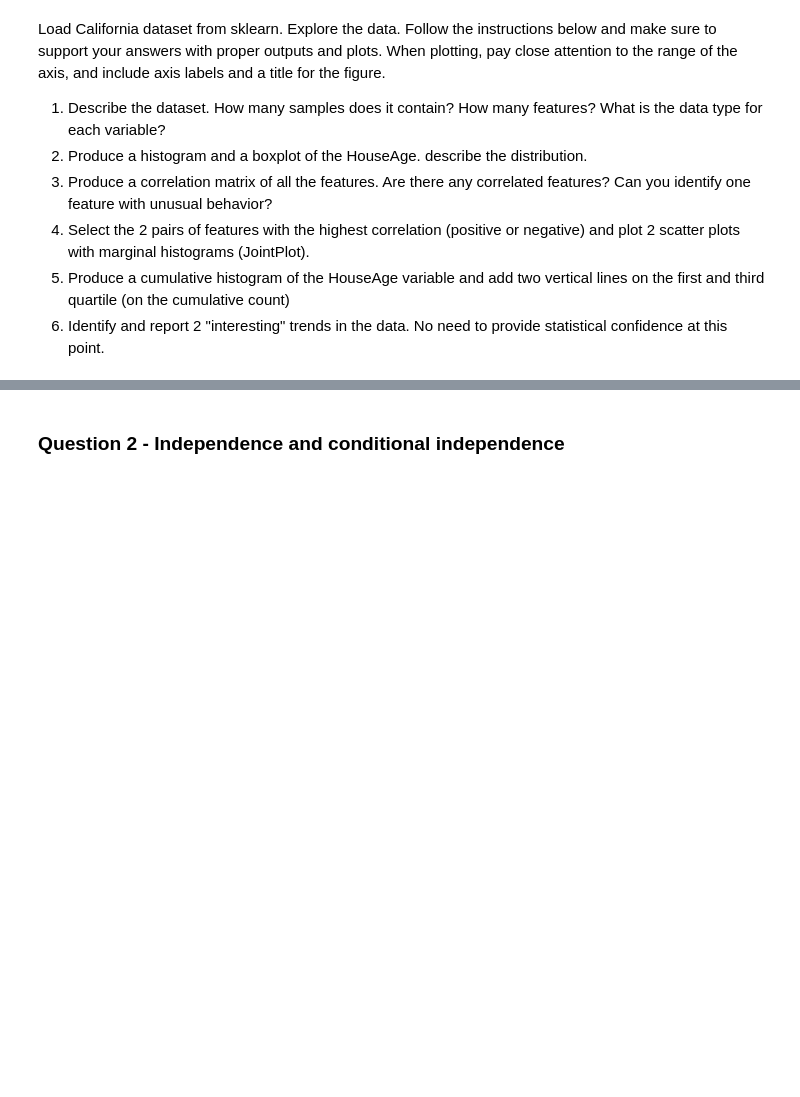
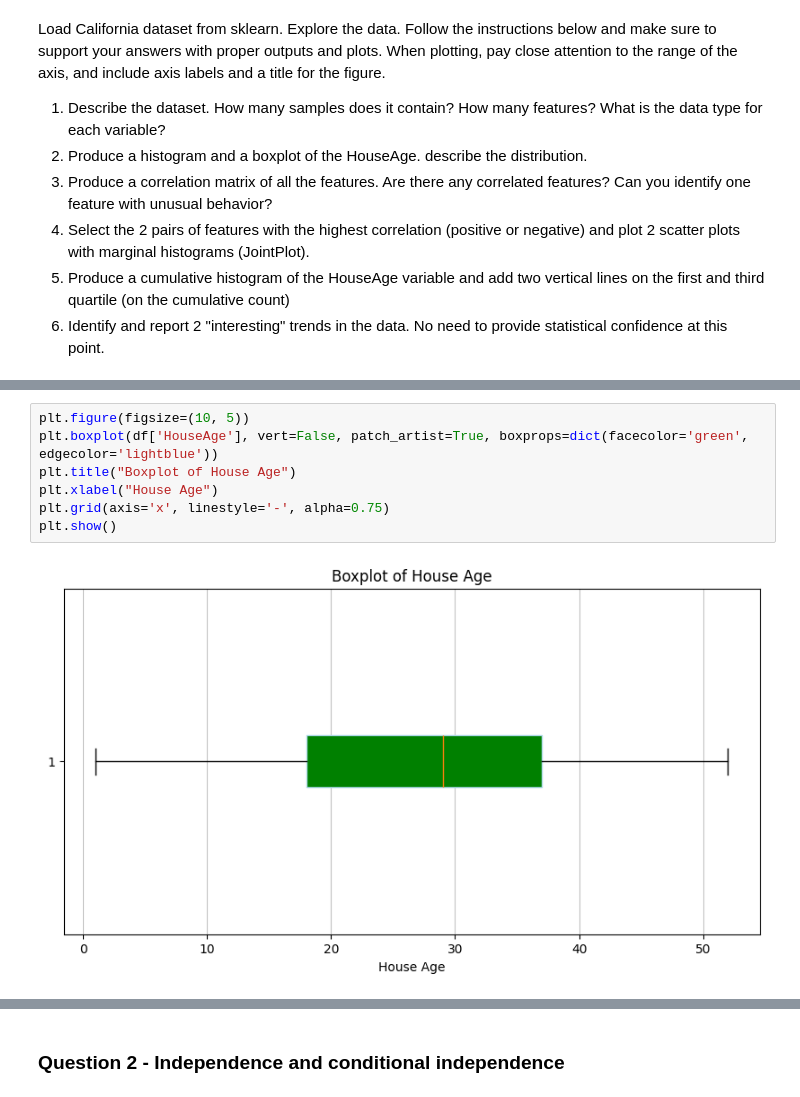
Before and after one commit to aviferdman/Statistics-and-Data-Analysis, a Jupyter notebook: hw2/hw2/HW2.ipynb, the cells around one changed output, grey strips where cells are left out. Drawn from its saved outputs; the diff is of its cells as text; blank space fills up the shorter version.

```diff
--- a/hw2/hw2/HW2.ipynb
+++ b/hw2/hw2/HW2.ipynb
@@ -61,0 +74,9 @@ dtype: object
+# %%
+plt.figure(figsize=(10, 5))
+plt.boxplot(df['HouseAge'], vert=False, patch_artist=True, boxprops=dict(facecolor='green', edgecolor='lightblue'))
+plt.title("Boxplot of House Age")
+plt.xlabel("House Age")
+plt.grid(axis='x', linestyle='-', alpha=0.75)
+plt.show()
+# %% [output]
+[figure, added]
```
Also changed, not shown: parts of 5 cells of this notebook.
